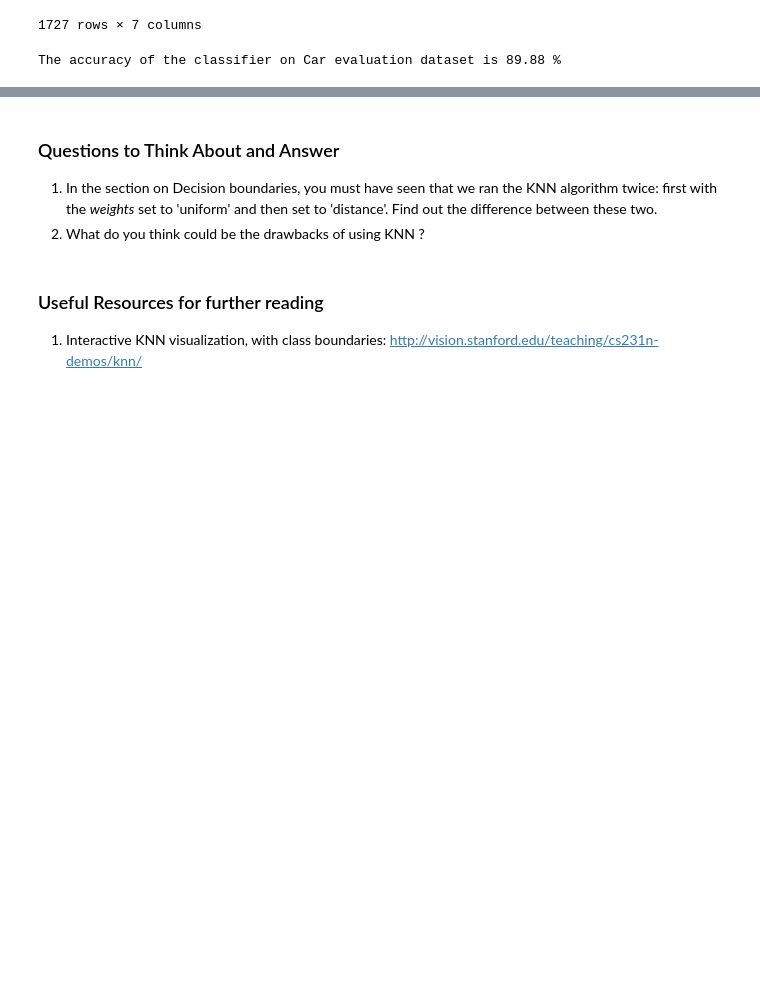
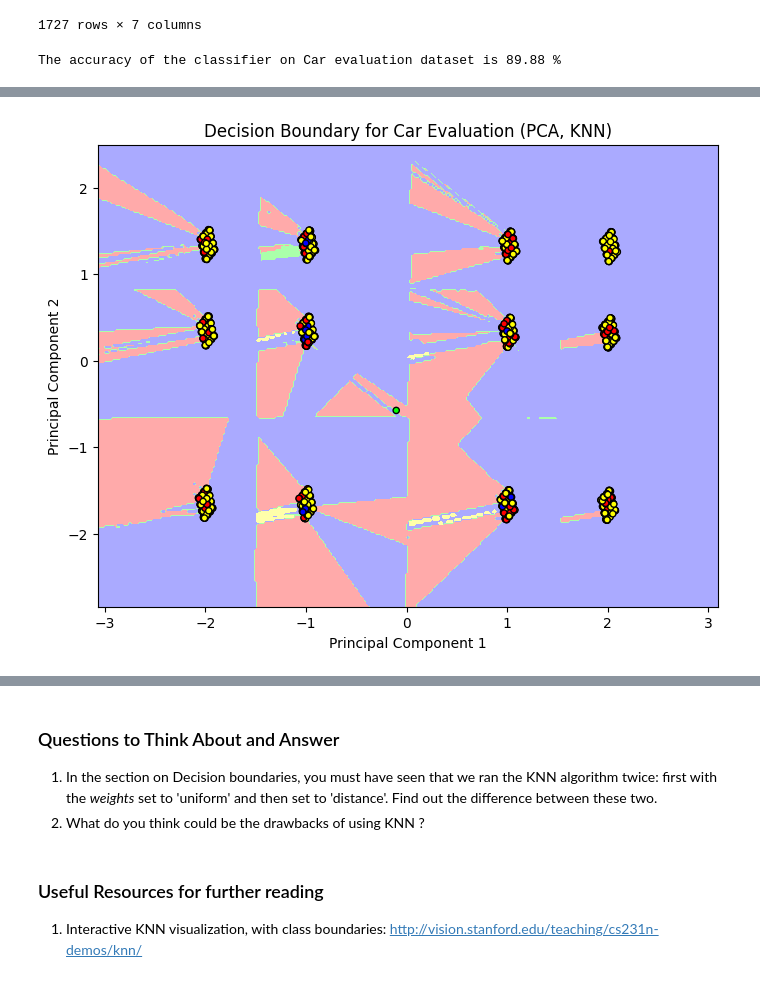
Before and after one commit to Arun2565/FMML_Projects_And_Labs, a Jupyter notebook: AIML_Module_3_Lab_2_Implementing_KNN_from_scratch_and_visualize_Algorithm_performance.ipynb, the cells around one changed output, grey strips where cells are left out. Saved outputs shown, nothing was run; the diff lists cells and outputs as text; code cells hidden in the pictures; blank space fills up the shorter version.

```diff
--- a/AIML_Module_3_Lab_2_Implementing_KNN_from_scratch_and_visualize_Algorithm_performance.ipynb
+++ b/AIML_Module_3_Lab_2_Implementing_KNN_from_scratch_and_visualize_Algorithm_performance.ipynb
@@ -728,0 +623,68 @@ plt.show()
+# %%
+## TASK-5
+## Plot the Decision boundary diagram for the classifier of the Car evaluation dataset
+import pandas as pd
+import numpy as np
+from sklearn.model_selection import train_test_split
+from sklearn.preprocessing import LabelEncoder
+from sklearn.neighbors import KNeighborsClassifier
+from sklearn.decomposition import PCA
+import matplotlib.pyplot as plt
+from matplotlib.colors import ListedColormap
+
+# Load the Car Evaluation dataset
+df = pd.read_csv('car_evaluation.csv', header=None)
+
+# Label Encoding for all features
+for col in df.columns:
+    le = LabelEncoder()
+    df[col] = le.fit_transform(df[col])
+
+# Separate features (X) and target (y)
+X = df.iloc[:, :-1].values
+y = df.iloc[:, -1].values
+
+# Split data
+X_train, X_test, y_train, y_test = train_test_split(X, y, test_size=0.2, random_state=42)
+
+# Train a classifier (example: KNN)
+knn = KNeighborsClassifier(n_neighbors=5)
+knn.fit(X_train, y_train)
+
+# Apply PCA to reduce to 2 dimensions
+pca = PCA(n_components=2)
+X_train_pca = pca.fit_transform(X_train)
+X_test_pca = pca.transform(X_test)
+
+# Re-train the classifier with PCA-transformed data
+knn_pca = KNeighborsClassifier(n_neighbors=5)
+knn_pca.fit(X_train_pca, y_train)
+
+# Create meshgrid for plotting
+h = .02  # step size in the mesh
+x_min, x_max = X_train_pca[:, 0].min() - 1, X_train_pca[:, 0].max() + 1
+y_min, y_max = X_train_pca[:, 1].min() - 1, X_train_pca[:, 1].max() + 1
+xx, yy = np.meshgrid(np.arange(x_min, x_max, h),
+                     np.arange(y_min, y_max, h))
+
+# Predict using the PCA-trained classifier
+Z = knn_pca.predict(np.c_[xx.ravel(), yy.ravel()])
+
+# Put the result into a color plot
+Z = Z.reshape(xx.shape)
+cmap_light = ListedColormap(['#FFAAAA', '#AAFFAA', '#AAAAFF', '#FFFFAA'])  # Customize colors
+cmap_bold = ListedColormap(['#FF0000', '#00FF00', '#0000FF', '#FFFF00'])  # Customize colors
+plt.figure(figsize=(8, 6))
+plt.contourf(xx, yy, Z, cmap=cmap_light)
+
+# Plot also the training points
+plt.scatter(X_train_pca[:, 0], X_train_pca[:, 1], c=y_train, cmap=cmap_bold,
+            edgecolor='k', s=20)
+plt.xlim(xx.min(), xx.max())
+plt.ylim(yy.min(), yy.max())
+plt.title("Decision Boundary for Car Evaluation (PCA, KNN)")
+plt.xlabel("Principal Component 1")
+plt.ylabel("Principal Component 2")
+plt.show()
+# %% [output]
+[figure, added]
```
Also changed, not shown: parts of 13 cells of this notebook.
